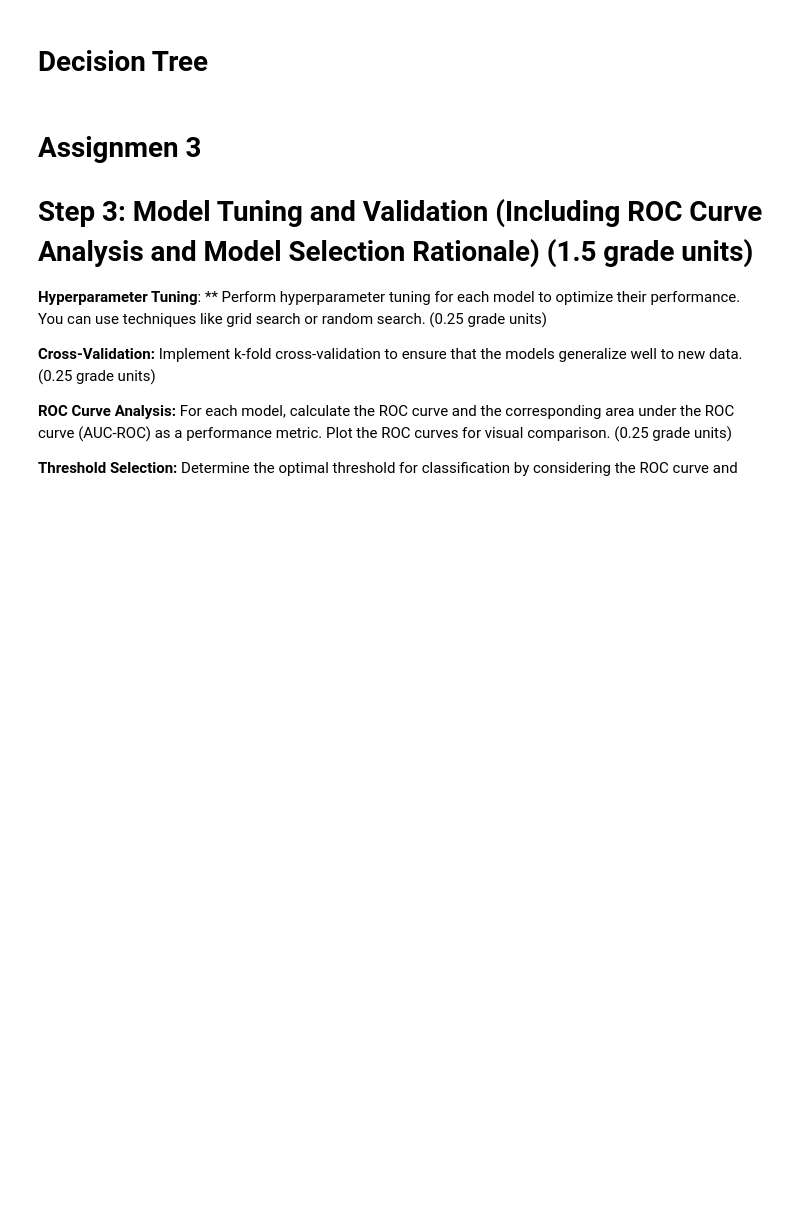
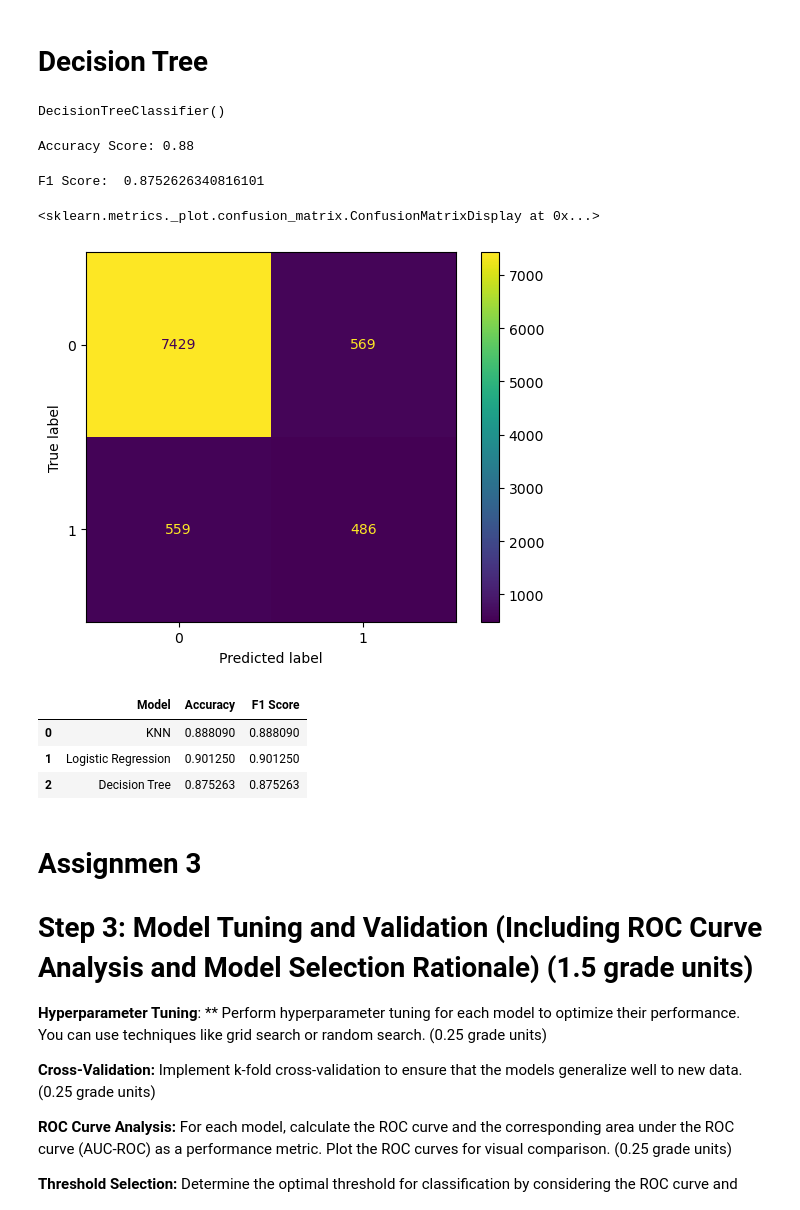
Before and after one commit to MikaVilpo/TUAS-IntroDataAndAI, a Jupyter notebook: DEAI_Assignment_1.ipynb, the cells around one changed output. Cells and saved outputs as stored; diff of their text form; code cells hidden in the pictures; blank space fills up the shorter version.

Commit message:
Decision tree

```diff
--- a/DEAI_Assignment_1.ipynb
+++ b/DEAI_Assignment_1.ipynb
@@ -948,3 +945,47 @@ cm_display_blr.plot()
+# %%
+dt = tree.DecisionTreeClassifier()
+dt.fit(X_train, Y_train)
+# %% [output]
+DecisionTreeClassifier()
+# %%
+y_pred_dt = dt.predict(X_test)
+# %%
+# Test the accuracy
+accuracy_dt = accuracy_score(Y_test, y_pred_dt)
+print(f"Accuracy Score: {accuracy_dt:.2f}")
+# %% [output]
+Accuracy Score: 0.88
+# %%
+f1_dt = f1_score(Y_test, y_pred_dt, average='micro')
+print("F1 Score: ", f1_dt)
+# %% [output]
+F1 Score:  0.8752626340816101
+# %%
+cm_dt = confusion_matrix(Y_test, y_pred_dt)
+cm_display_dt = ConfusionMatrixDisplay(confusion_matrix=cm_dt, display_labels=[0, 1])
+cm_display_dt.plot()
+# %% [output]
+<sklearn.metrics._plot.confusion_matrix.ConfusionMatrixDisplay at 0x...>
+[figure, added]
+# %%
+# Make array of all accuracies and f1 values. Include the names of the models as well.
+
+# Create a dictionary of the values
+values = {
+    "Model": ["KNN", "Logistic Regression", "Decision Tree"],
+    "Accuracy": [accuracy_knn, accuracy_blr, accuracy_dt],
+    "F1 Score": [f1_knn, f1_blr, f1_dt]
+}
+
+# Create a dataframe from the dictionary
+how_good_are_we = pd.DataFrame(values)
+
+how_good_are_we
+# %% [output]
+|  | Model | Accuracy | F1 Score |
+| 0 | KNN | 0.888090 | 0.888090 |
+| 1 | Logistic Regression | 0.901250 | 0.901250 |
+| 2 | Decision Tree | 0.875263 | 0.875263 |
 # %%
 #grade += 2
 # %% [markdown]
```
Also changed, not shown: parts of 7 cells of this notebook.
